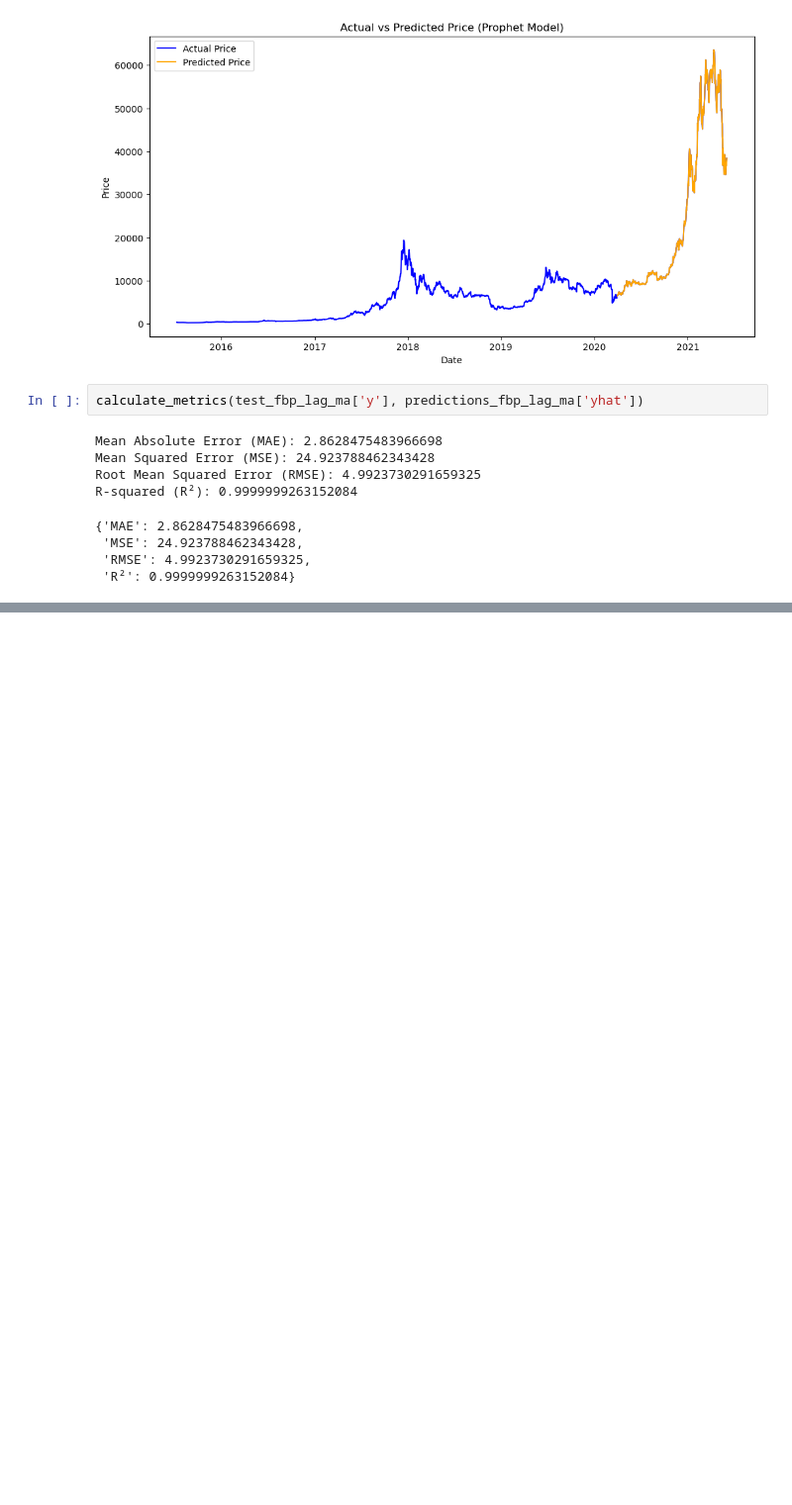
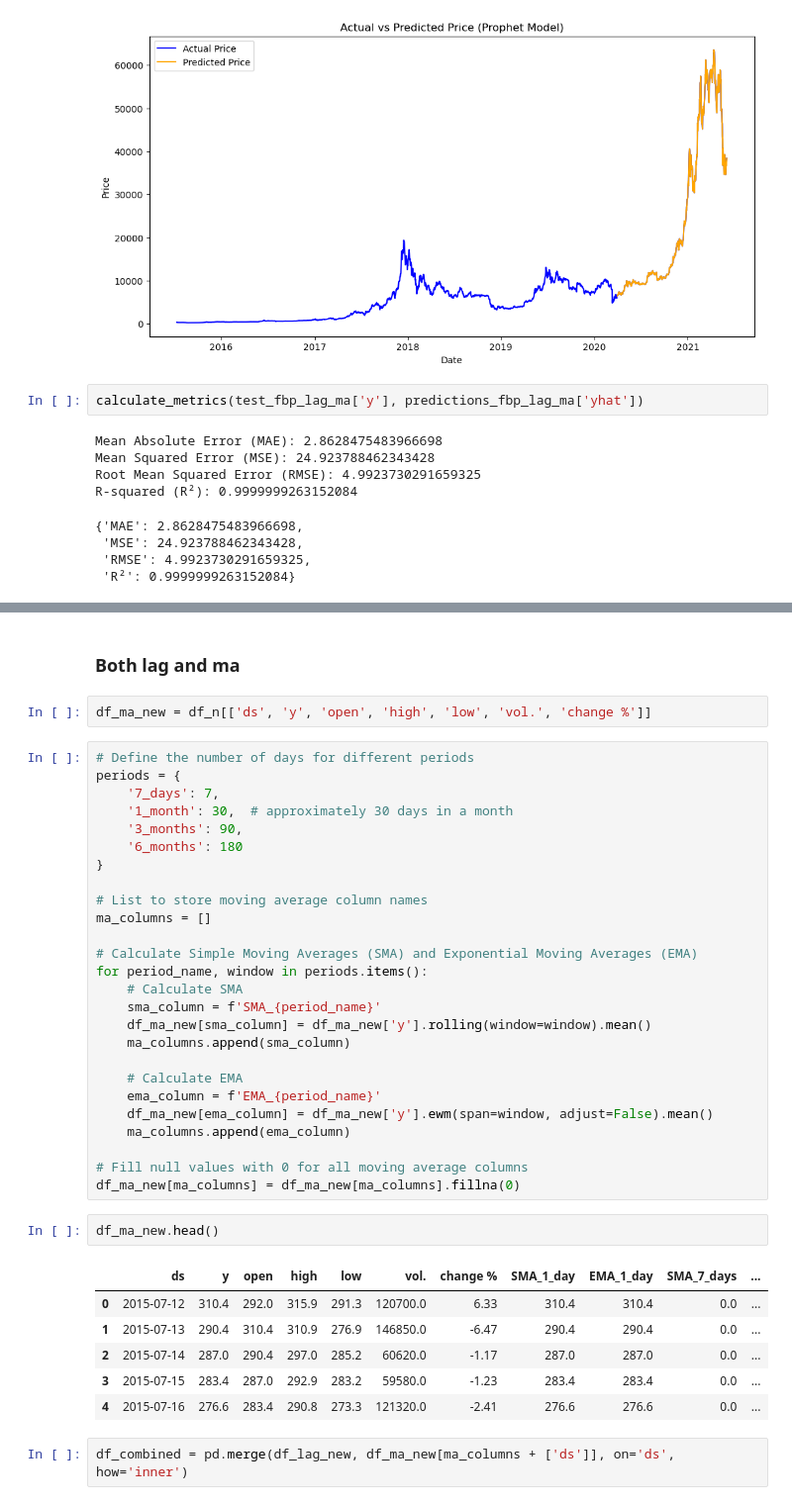
Before and after one commit to DoanNguyen2001/tap_bitcoin, a Jupyter notebook: sandesh_prophet_2.ipynb, the cells around one changed output, grey strips where cells are left out. Shown at 99% size. Saved outputs shown, nothing was run; the diff lists cells and outputs as text; blank space fills up the shorter version.

```diff
--- a/sandesh_prophet_2.ipynb
+++ b/sandesh_prophet_2.ipynb
@@ -637,0 +926,41 @@ R-squared (R²): 0.9999999263152084
+# %% [markdown]
+### Both lag and ma
+# %%
+df_ma_new = df_n[['ds', 'y', 'open', 'high', 'low', 'vol.', 'change %']]
+# %%
+# Define the number of days for different periods
+periods = {
+    '7_days': 7,
+    '1_month': 30,  # approximately 30 days in a month
+    '3_months': 90,
+    '6_months': 180
+}
+
+# List to store moving average column names
+ma_columns = []
+
+# Calculate Simple Moving Averages (SMA) and Exponential Moving Averages (EMA)
+for period_name, window in periods.items():
+    # Calculate SMA
+    sma_column = f'SMA_{period_name}'
+    df_ma_new[sma_column] = df_ma_new['y'].rolling(window=window).mean()
+    ma_columns.append(sma_column)
+
+    # Calculate EMA
+    ema_column = f'EMA_{period_name}'
+    df_ma_new[ema_column] = df_ma_new['y'].ewm(span=window, adjust=False).mean()
+    ma_columns.append(ema_column)
+
+# Fill null values with 0 for all moving average columns
+df_ma_new[ma_columns] = df_ma_new[ma_columns].fillna(0)
+# %%
+df_ma_new.head()
+# %% [output]
+|  | ds | y | open | high | low | vol. | change % | SMA_1_day | EMA_1_day | SMA_7_days | ... |
+| 0 | 2015-07-12 | 310.4 | 292.0 | 315.9 | 291.3 | 120700.0 | 6.33 | 310.4 | 310.4 | 0.0 | ... |
+| 1 | 2015-07-13 | 290.4 | 310.4 | 310.9 | 276.9 | 146850.0 | -6.47 | 290.4 | 290.4 | 0.0 | ... |
+| 2 | 2015-07-14 | 287.0 | 290.4 | 297.0 | 285.2 | 60620.0 | -1.17 | 287.0 | 287.0 | 0.0 | ... |
+| 3 | 2015-07-15 | 283.4 | 287.0 | 292.9 | 283.2 | 59580.0 | -1.23 | 283.4 | 283.4 | 0.0 | ... |
+| 4 | 2015-07-16 | 276.6 | 283.4 | 290.8 | 273.3 | 121320.0 | -2.41 | 276.6 | 276.6 | 0.0 | ... |
+# %%
+df_combined = pd.merge(df_lag_new, df_ma_new[ma_columns + ['ds']], on='ds', how='inner')
```
Also changed, not shown: parts of 34 cells of this notebook.
